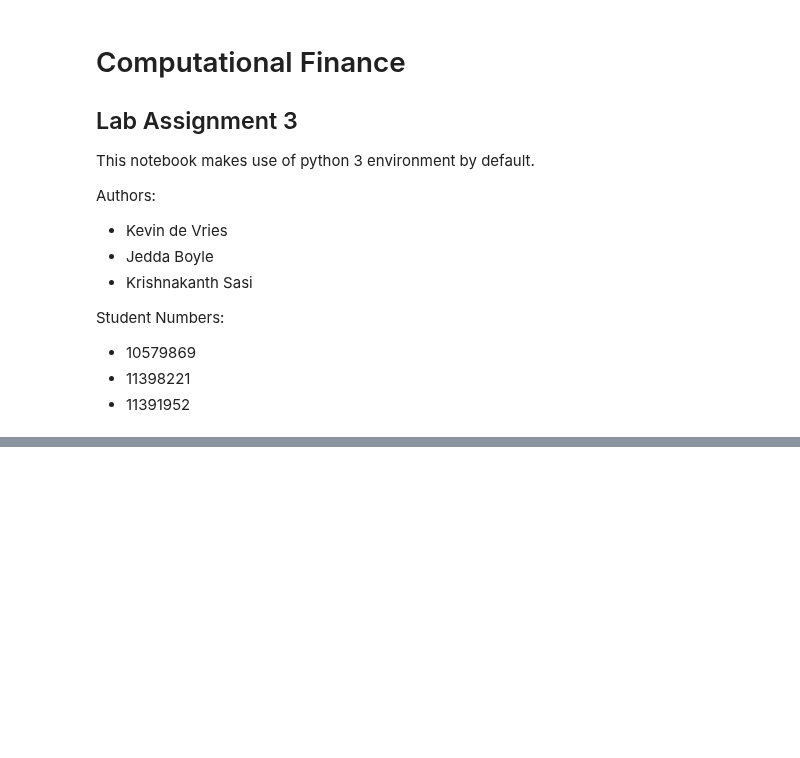
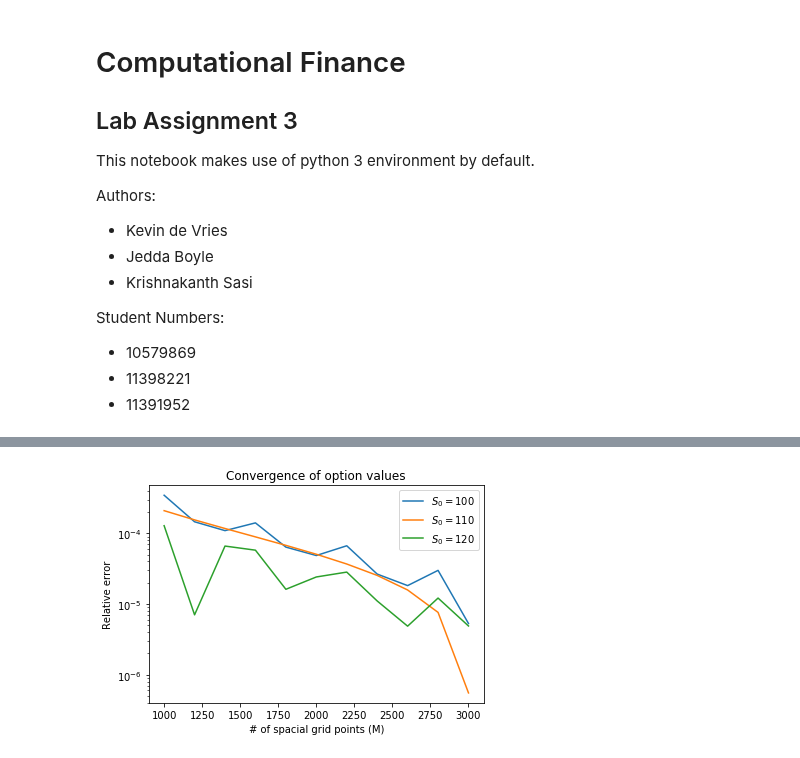
Before and after one commit to krishnakanthsasi/ComputationFin-nce-18, a Jupyter notebook: lab3/lab_assignment_3.ipynb, the cells around one changed output, grey strips where cells are left out. Saved outputs shown, nothing was run; the diff lists cells and outputs as text; code cells hidden in the pictures; blank space fills up the shorter version.

```diff
--- a/lab3/lab_assignment_3.ipynb
+++ b/lab3/lab_assignment_3.ipynb
@@ -265,3 +285,6 @@ def black_scholes(r, K, T, S_0, sigma, call=True):
         delta = N1 - 1
 
     return delta, price
+
+def interpolate(x,x0,x1,y0,y1):
+    return (y0*(x1-x)+y1*(x-x0)) / (x1-x0)
@@ -349,0 +415,17 @@ plt.show()
+# %%
+S100,S110,S120 = np.abs((S0_prices-BS_prices[:,None]) / BS_prices[:,None])
+
+plt.title("Convergence of option values")
+plt.xlabel("# of spacial grid points (M)")
+plt.ylabel("Relative error")
+
+plt.yscale("log")
+
+plt.plot(M_list,S100,label=r'$S_0 = 100$')
+plt.plot(M_list,S110,label=r'$S_0 = 110$')
+plt.plot(M_list,S120,label=r'$S_0 = 120$')
+
+plt.legend()
+plt.show()
+# %% [output]
+[figure, added]
```
Also changed, not shown: parts of 15 cells of this notebook.
